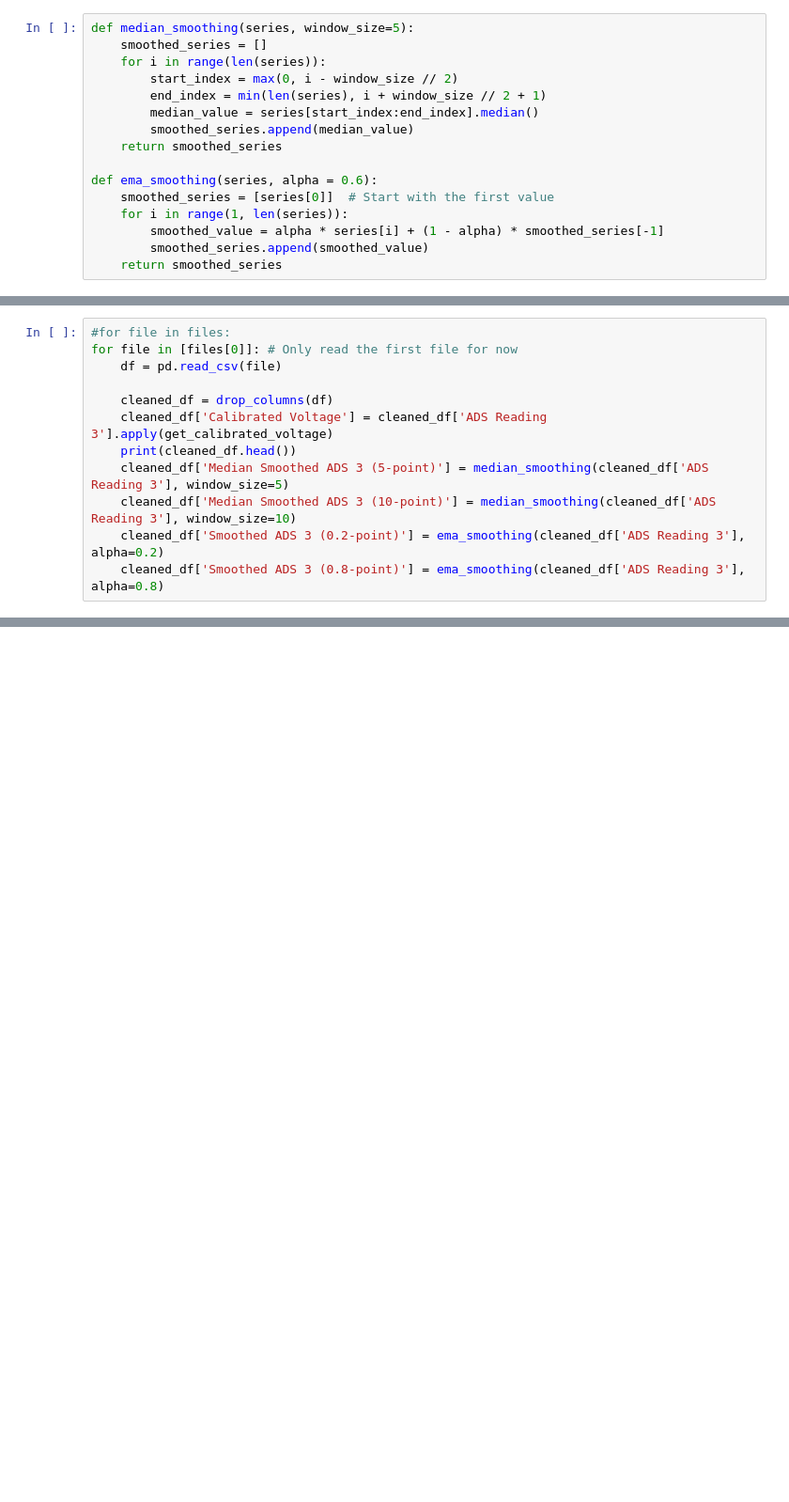
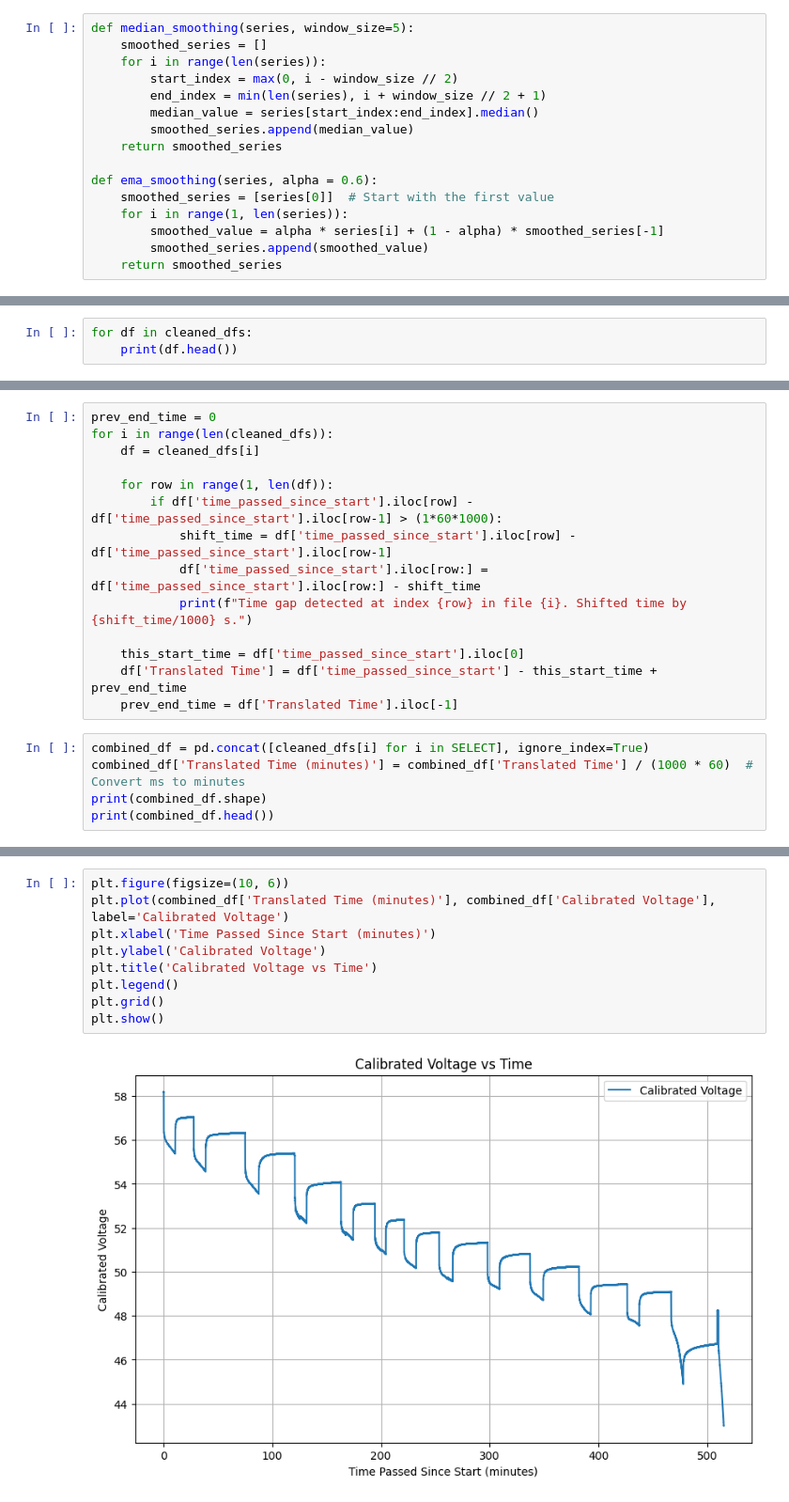
Before and after one commit to Inverated/Proa-II-Electrical-Setup, a Jupyter notebook: Calibration Data 2/Data/calibration_code/cleaner.ipynb, the cells around one changed output, grey strips where cells are left out. Shown at 94% size. Saved outputs shown, nothing was run; the diff lists cells and outputs as text; blank space fills up the shorter version.

Commit message:
Clean data 2

```diff
--- a/Calibration Data 2/Data/calibration_code/cleaner.ipynb
+++ b/Calibration Data 2/Data/calibration_code/cleaner.ipynb
@@ -74,12 +123,0 @@ Total Lost Data for file 2026-04-08_data_log.csv: 0
-# %%
-#for file in files:
-for file in [files[0]]: # Only read the first file for now
-    df = pd.read_csv(file)
-
-    cleaned_df = drop_columns(df)
-    cleaned_df['Calibrated Voltage'] = cleaned_df['ADS Reading 3'].apply(get_calibrated_voltage)
-    print(cleaned_df.head())
-    cleaned_df['Median Smoothed ADS 3 (5-point)'] = median_smoothing(cleaned_df['ADS Reading 3'], window_size=5)
-    cleaned_df['Median Smoothed ADS 3 (10-point)'] = median_smoothing(cleaned_df['ADS Reading 3'], window_size=10)
-    cleaned_df['Smoothed ADS 3 (0.2-point)'] = ema_smoothing(cleaned_df['ADS Reading 3'], alpha=0.2)
-    cleaned_df['Smoothed ADS 3 (0.8-point)'] = ema_smoothing(cleaned_df['ADS Reading 3'], alpha=0.8)
@@ -127,0 +173,3 @@ plt.show()
+# %%
+for df in cleaned_dfs:
+    print(df.head())
@@ -127,0 +194,19 @@ plt.show()
+# %%
+prev_end_time = 0
+for i in range(len(cleaned_dfs)):
+    df = cleaned_dfs[i]
+
+    for row in range(1, len(df)):
+        if df['time_passed_since_start'].iloc[row] - df['time_passed_since_start'].iloc[row-1] > (1*60*1000):
+            shift_time = df['time_passed_since_start'].iloc[row] - df['time_passed_since_start'].iloc[row-1]
+            df['time_passed_since_start'].iloc[row:] = df['time_passed_since_start'].iloc[row:] - shift_time
+            print(f"Time gap detected at index {row} in file {i}. Shifted time by {shift_time/1000} s.")
+
+    this_start_time = df['time_passed_since_start'].iloc[0]
+    df['Translated Time'] = df['time_passed_since_start'] - this_start_time + prev_end_time
+    prev_end_time = df['Translated Time'].iloc[-1]
+# %%
+combined_df = pd.concat([cleaned_dfs[i] for i in SELECT], ignore_index=True)
+combined_df['Translated Time (minutes)'] = combined_df['Translated Time'] / (1000 * 60)  # Convert ms to minutes
+print(combined_df.shape)
+print(combined_df.head())
@@ -127,0 +231,11 @@ plt.show()
+# %%
+plt.figure(figsize=(10, 6))
+plt.plot(combined_df['Translated Time (minutes)'], combined_df['Calibrated Voltage'], label='Calibrated Voltage')
+plt.xlabel('Time Passed Since Start (minutes)')
+plt.ylabel('Calibrated Voltage')
+plt.title('Calibrated Voltage vs Time')
+plt.legend()
+plt.grid()
+plt.show()
+# %% [output]
+[figure, added]
```
Also changed, not shown: parts of 23 cells of this notebook, 2 other files.
